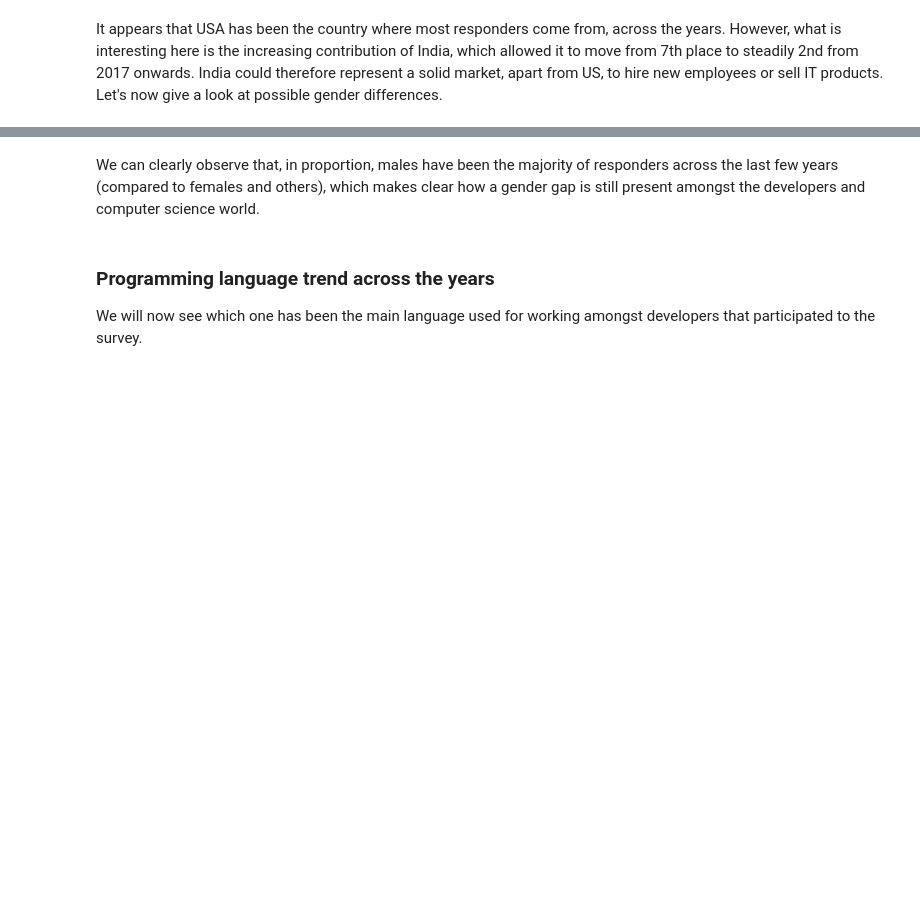
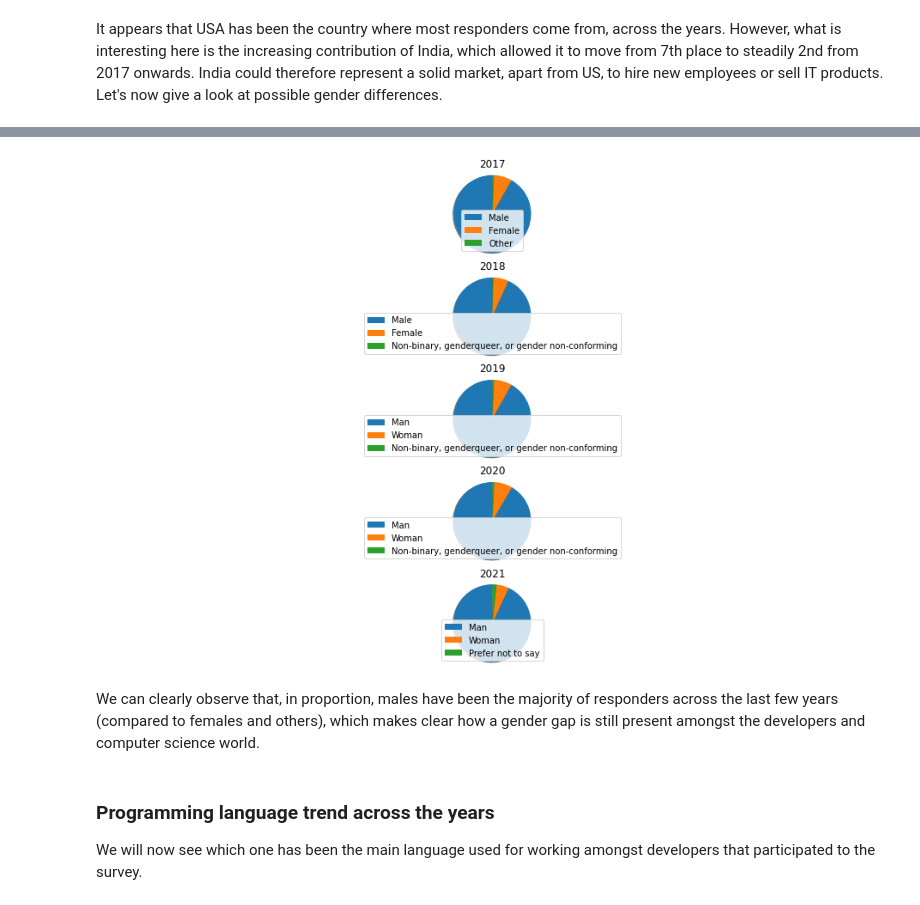
Before and after one commit to Ricmatgal/UD_assignment_1, a Jupyter notebook: exploring_stackoverflow.ipynb, the cells around one changed output, grey strips where cells are left out. Saved outputs shown, nothing was run; the diff lists cells and outputs as text; code cells hidden in the pictures; blank space fills up the shorter version.

```diff
--- a/exploring_stackoverflow.ipynb
+++ b/exploring_stackoverflow.ipynb
@@ -108,15 +161,17 @@ gender_perc
 # %%
 # Plot gender or respondents across the last 4 years of the survey:
 
-fig, axes = plt.subplots(nrows = 5, ncols = 1, constrained_layout = True, figsize = (12.7,9.27))
+fig, axes = plt.subplots(nrows = 5, ncols = 1, constrained_layout = True, figsize = (12.7,8.27))
 c = 0
 for ax in axes.flatten():
     # plot
     patches, texts = ax.pie(gender_perc[dfs[c]][:3].values, normalize = True, shadow = True, startangle = 90) # pie chart
     ax.axis('equal')  # Equal aspect ratio ensures that pie is drawn as a circle.
     ax.legend(patches, gender_perc[dfs[c]][:3].index, loc = 'lower center')
     ax.title.set_text(dfs[c][-4:])
     c = c + 1
+# %% [output]
+[figure, added]
 # %% [markdown]
 We can clearly observe that, in proportion, males have been the majority of responders across the last few years (compared to females and others), which makes clear how a gender gap is still present amongst the developers and computer science world.
 # %% [markdown]
```
Also changed, not shown: parts of 8 cells of this notebook, 1 other file.
